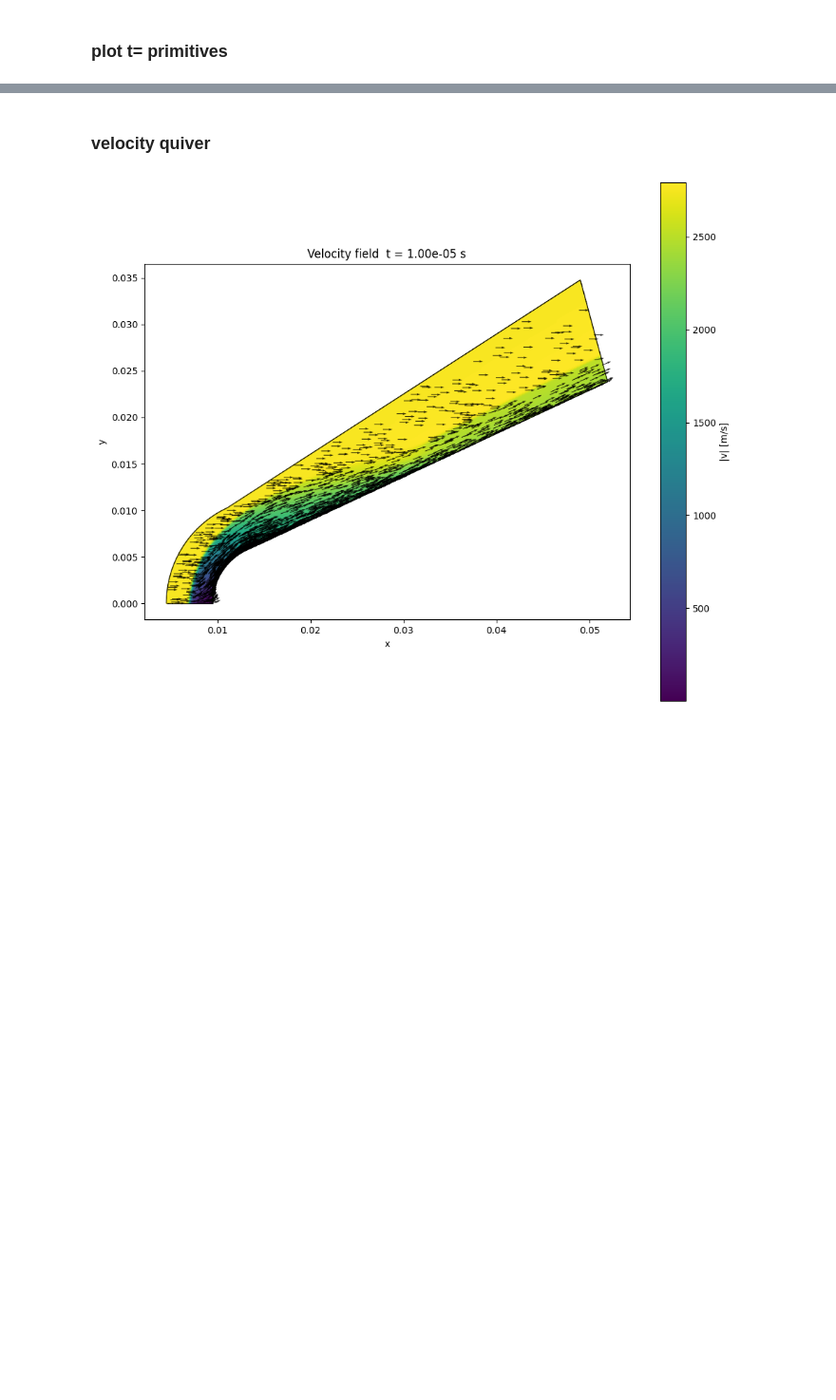
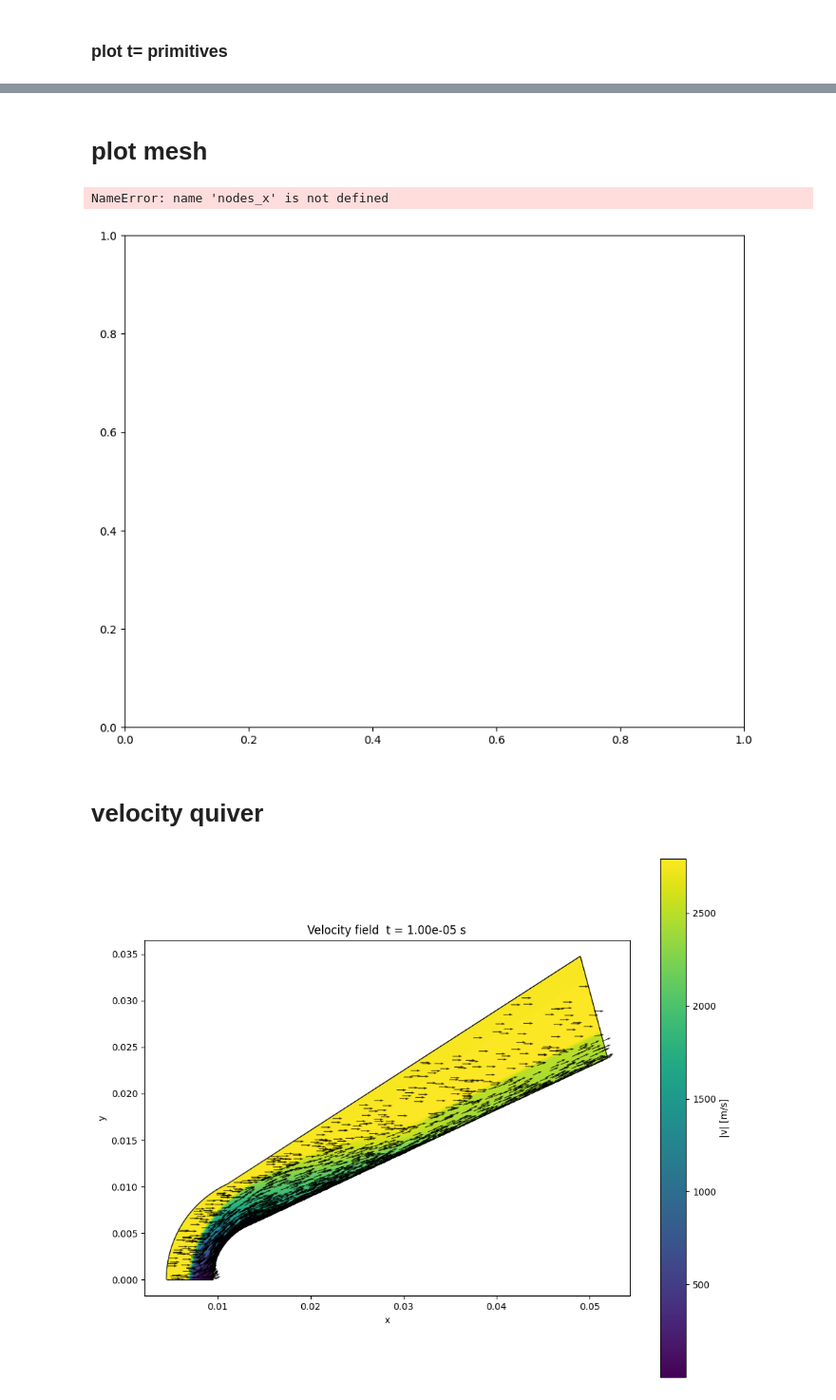
Before and after one commit to henrihoechter/jaxfluids_internship, a Jupyter notebook: experiments/blunt_cone_2d/plot_reentry_vehicle.ipynb, the cells around one changed output, grey strips where cells are left out. Shown at 95% size. Saved outputs shown, nothing was run; the diff lists cells and outputs as text; code cells hidden in the pictures; blank space fills up the shorter version.

```diff
--- a/experiments/blunt_cone_2d/plot_reentry_vehicle.ipynb
+++ b/experiments/blunt_cone_2d/plot_reentry_vehicle.ipynb
@@ -278,5 +337,26 @@ t_last = 1.000e-05 s
+# %% [markdown]
+# plot mesh
+# %%
+import matplotlib.pyplot as plt
+
+FONT_LABEL, FONT_TICK, FONT_TITLE = 20, 16, 18
+
+fig, ax = plt.subplots(figsize=(10, 8))
+ax.plot(nodes_x, nodes_y, ",", color="steelblue", alpha=0.5)
+ax.set_aspect("equal")
+ax.set_title(f"Mesh nodes  (n = {len(nodes_x):,})", fontsize=FONT_TITLE)
+ax.set_xlabel(r"$x$ [m]", fontsize=FONT_LABEL)
+ax.set_ylabel(r"$r$ [m]", fontsize=FONT_LABEL)
+ax.tick_params(axis="both", labelsize=FONT_TICK)
+ax.xaxis.get_offset_text().set_fontsize(FONT_TICK)
+ax.yaxis.get_offset_text().set_fontsize(FONT_TICK)
+plt.tight_layout()
+plt.show()
+# %% [output]
+NameError: name 'nodes_x' is not defined
+[figure, added]
 # %% [markdown]
-### velocity quiver
+# velocity quiver
 # %%
 import matplotlib.pyplot as plt
 import matplotlib.collections as mc
```
Also changed, not shown: parts of 10 cells of this notebook, 2 other files.
